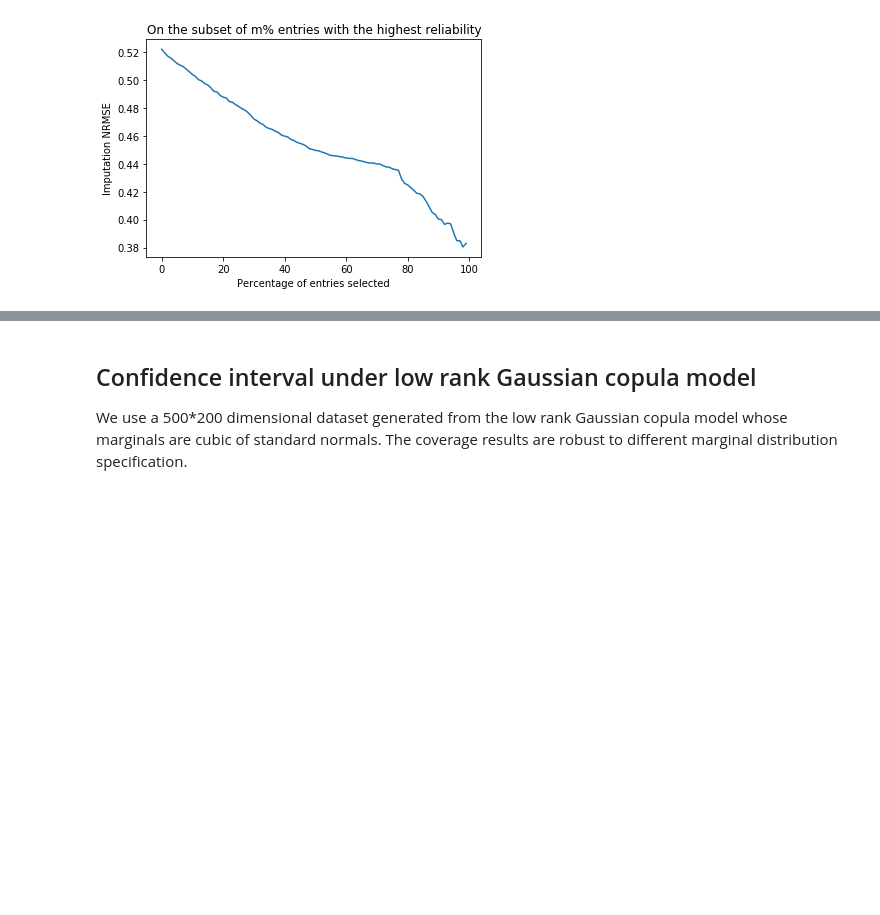
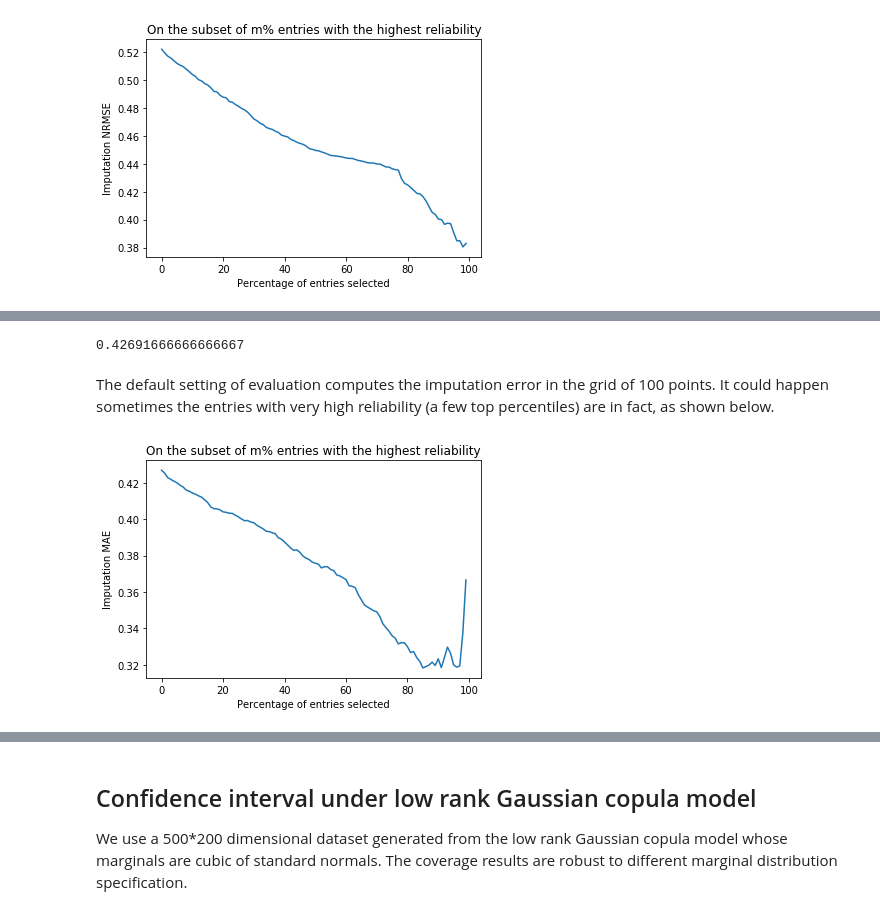
Before and after one commit to udellgroup/gcimpute, a Jupyter notebook: Examples/Example Uncertainty Quantification.ipynb, the cells around one changed output, grey strips where cells are left out. Saved outputs shown, nothing was run; the diff lists cells and outputs as text; code cells hidden in the pictures; blank space fills up the shorter version.

Commit message:
add reliability functions

```diff
--- a/Examples/Example Uncertainty Quantification.ipynb
+++ b/Examples/Example Uncertainty Quantification.ipynb
@@ -70,0 +75,9 @@ _ = ax.set_title('On the subset of m% entries with the highest reliability')
+# %%
+var_types = {'cont':[], 'ord':list(range(15)), 'bin':[]}
+# %%
+sigma = generate_sigma(seed, p=sum([len(value) for value in var_types.values()]))
+X = generate_mixed_from_gc(sigma=sigma, n=n, seed=seed, var_types=var_types)
+X_masked = mask(X, mask_fraction=0.4, seed=seed)
+# %%
+model = GaussianCopula()
+out = model.impute_missing(X=X_masked,verbose=True)
@@ -70,0 +93,19 @@ _ = ax.set_title('On the subset of m% entries with the highest reliability')
+# %%
+get_mae(x_imp = out['imputed_data'], x_true = X, x_obs = X_masked)
+# %% [output]
+0.42691666666666667
+# %% [markdown]
+The default setting of evaluation computes the imputation error in the grid of 100 points. It could happen sometimes the entries with very high reliability (a few top percentiles) are in fact, as shown below.
+# %%
+reliability = model.get_reliability()
+
+mae_by_reliability = error_by_reliability('MAE', reliability,
+                                          xtrue=X, ximp=out['imputed_data'])
+
+fig,ax = plt.subplots()
+ax.plot(mae_by_reliability)
+_ = ax.set_ylabel('Imputation MAE')
+_ = ax.set_xlabel('Percentage of entries selected')
+_ = ax.set_title('On the subset of m% entries with the highest reliability')
+# %% [output]
+[figure, added]
```
Also changed, not shown: parts of 25 cells of this notebook, 4 other files.
